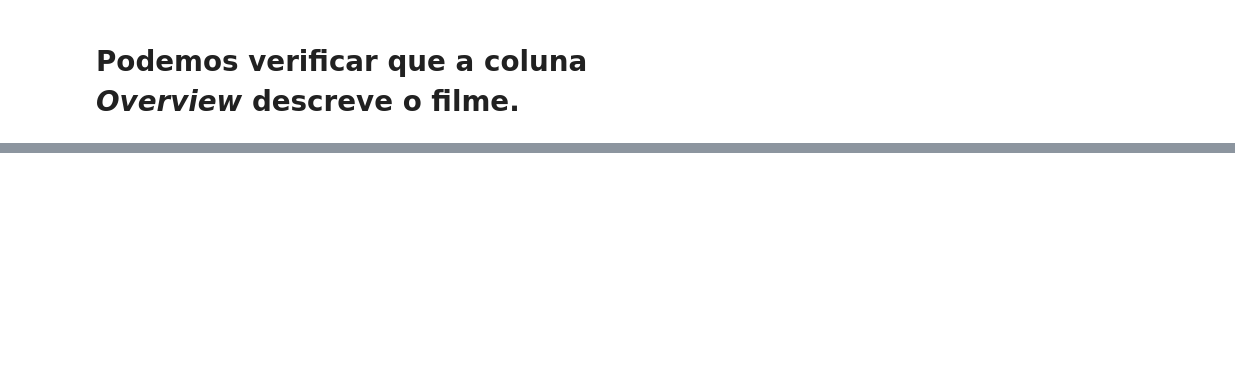
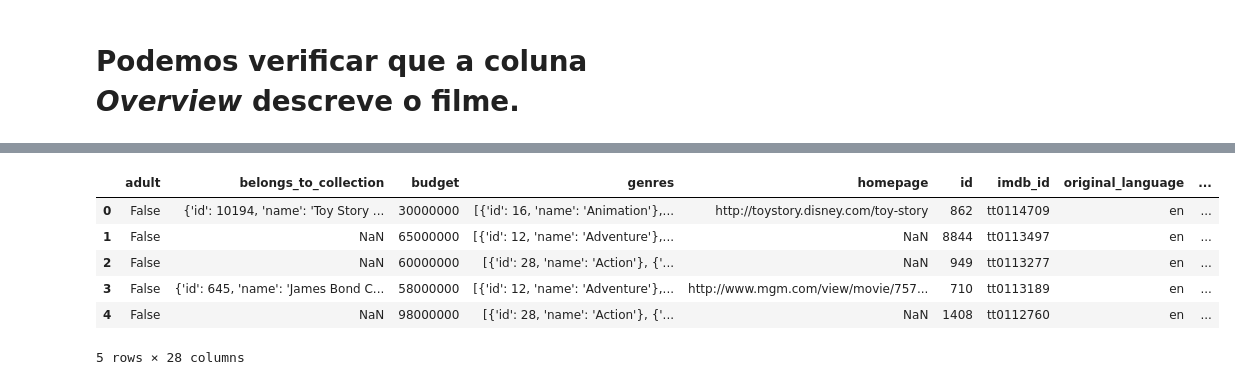
Before and after one commit to BelBatanete/Projeto-Aplicado-3, a Jupyter notebook: movie-recommendation.ipynb, the cells around one changed output, grey strips where cells are left out. Cells and saved outputs as stored; diff of their text form; code cells hidden in the pictures; blank space fills up the shorter version.

```diff
--- a/movie-recommendation.ipynb
+++ b/movie-recommendation.ipynb
@@ -1,13 +1,15 @@
 # %%
 # Projeto Aplicado 3
-# Recomendação de Filmes
+# Recomendação de Filmes - The Movies Dataset
+# O arquivo disponibilizado no Kaggle possui vários CSV, porém os que contém informações relevantes são somente os 3 abaixo
+
 
 import pandas as pd
 import glob
 
 credits = pd.read_csv('credits.csv')
 ratings = pd.read_csv('ratings.csv')
-movies = pd.read_csv('movies_metadata.csv')
+movies = pd.read_csv('movies_metadata.csv', low_memory=False)
 # %%
 credits.head()
 credits.dtypes
@@ -84,0 +151,4 @@ Name: overview, Length: 46030, dtype: object
+# %%
+ratings_new = ratings.groupby('movieId').mean().reset_index().round(2)
+# ratings_new = ratings_new.drop(columns=['userId'])
+ratings_new.head()
@@ -84,0 +171,18 @@ Name: overview, Length: 46030, dtype: object
+# %%
+# Removendo colunas não necessárias.
+
+ratings_new = ratings_new.drop(columns=['userId', 'timestamp'])
+# %%
+# Agora, iremos dar merge na base movies com as avaliações da base rating, utilizando merging novamente.
+
+database = movies.merge(ratings_new, left_on='id', right_on="movieId")
+
+database.head()
+# %% [output]
+|  | adult | belongs_to_collection | budget | genres | homepage | id | imdb_id | original_language | ... |
+| 0 | False | {'id': 10194, 'name': 'Toy Story ... | 30000000 | [{'id': 16, 'name': 'Animation'},... | http://toystory.disney.com/toy-story | 862 | tt0114709 | en | ... |
+| 1 | False | NaN | 65000000 | [{'id': 12, 'name': 'Adventure'},... | NaN | 8844 | tt0113497 | en | ... |
+| 2 | False | NaN | 60000000 | [{'id': 28, 'name': 'Action'}, {'... | NaN | 949 | tt0113277 | en | ... |
+| 3 | False | {'id': 645, 'name': 'James Bond C... | 58000000 | [{'id': 12, 'name': 'Adventure'},... | http://www.mgm.com/view/movie/757... | 710 | tt0113189 | en | ... |
+| 4 | False | NaN | 98000000 | [{'id': 28, 'name': 'Action'}, {'... | NaN | 1408 | tt0112760 | en | ... |
+5 rows × 28 columns
```
Also changed, not shown: parts of 13 cells of this notebook.
